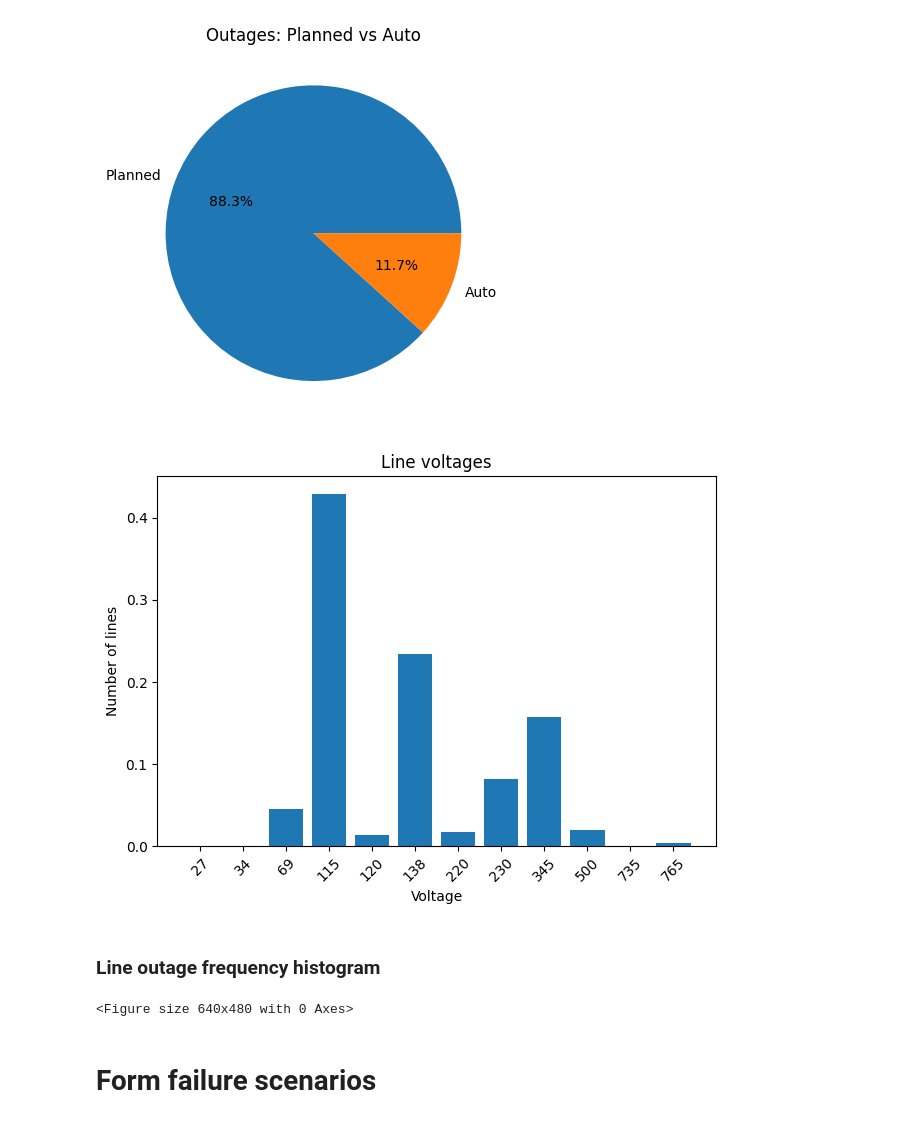
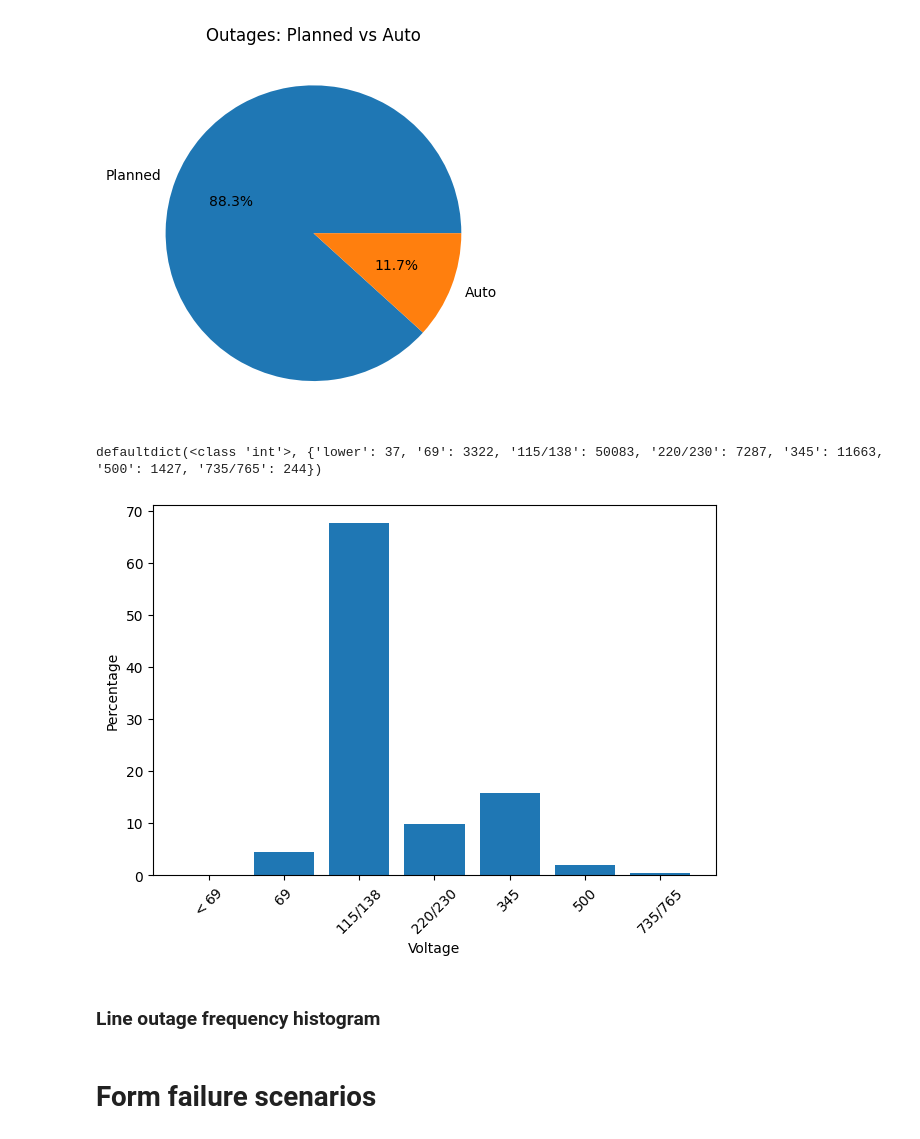
Before and after one commit to mohamad-hasan-sohan-ajini/predictive-maintenance, a Jupyter notebook: src/our_data_eda.ipynb, the cells around one changed output. Drawn from its saved outputs; the diff is of its cells as text; code cells hidden in the pictures.

Commit message:
Group line voltages

```diff
--- a/src/our_data_eda.ipynb
+++ b/src/our_data_eda.ipynb
@@ -175,23 +175,48 @@ ax.set_title("Outages: Planned vs Auto")
 plt.savefig(output_path / "planned_vs_auto.pdf", dpi=300)
 # %% [output]
 [figure]
-# %%
-counts = Counter([row["Voltage"] for row in actual_data])
-voltages, counts = list(zip(*sorted(counts.items(), key=lambda x: x[0])))
-total = sum(counts)
-percentage = [count / total for count in counts]
-
-fig, ax = plt.subplots()
-ax.bar([str(y) for y in voltages], percentage)
-ax.set_xlabel("Voltage")
-ax.set_ylabel("Number of lines")
-ax.set_title("Line voltages")
-plt.xticks(rotation=45)
-plt.tight_layout()
-
-plt.savefig(output_path / "voltages.pdf", dpi=300)
-# %% [output]
-[figure, removed]
+# %%
+from collections import defaultdict
+
+group_map = {
+    27: "lower",
+    34: "lower",
+    69: "69",
+    115: "115/138",
+    120: "115/138",
+    138: "115/138",
+    220: "220/230",
+    230: "220/230",
+    345: "345",
+    500: "500",
+    735: "735/765",
+    765: "735/765",
+}
+counts = Counter([row["Voltage"] for row in actual_data])
+voltages, counts = list(zip(*sorted(counts.items(), key=lambda x: x[0])))
+grouped = defaultdict(int)
+for v, c in zip(voltages, counts):
+    grouped[group_map[v]] += c
+print(grouped)
+
+x = [r"$<69$", "69", "115/138", "220/230", "345", "500", "735/765"]
+y = [grouped[label] for label in x]
+total = sum(y)
+percentage = [count / total * 100 for count in y]
+
+
+fig, ax = plt.subplots()
+ax.bar(x, percentage)
+ax.set_xlabel("Voltage")
+ax.set_ylabel("Percentage")
+# ax.set_title("Line voltages")
+plt.xticks(rotation=45)
+plt.tight_layout()
+
+plt.savefig(output_path / "voltages.pdf", dpi=300)
+# %% [output]
+defaultdict(<class 'int'>, {'lower': 37, '69': 3322, '115/138': 50083, '220/230': 7287, '345': 11663, '500': 1427, '735/765': 244})
+[figure, added]
 # %% [markdown]
 ### Line outage frequency histogram
 # %%
@@ -205,8 +230,6 @@ ax.set_ylabel("Number of lines")
 ax.set_title("Line outage frequency histogram")
 plt.tight_layout()
 plt.savefig(output_path / "line_outage_frequency_histogram.pdf", dpi=300)
-# %% [output]
-<Figure size 640x480 with 0 Axes>
 # %% [markdown]
 # Form failure scenarios
 # %%
```
Also changed, not shown: parts of 15 cells of this notebook.
